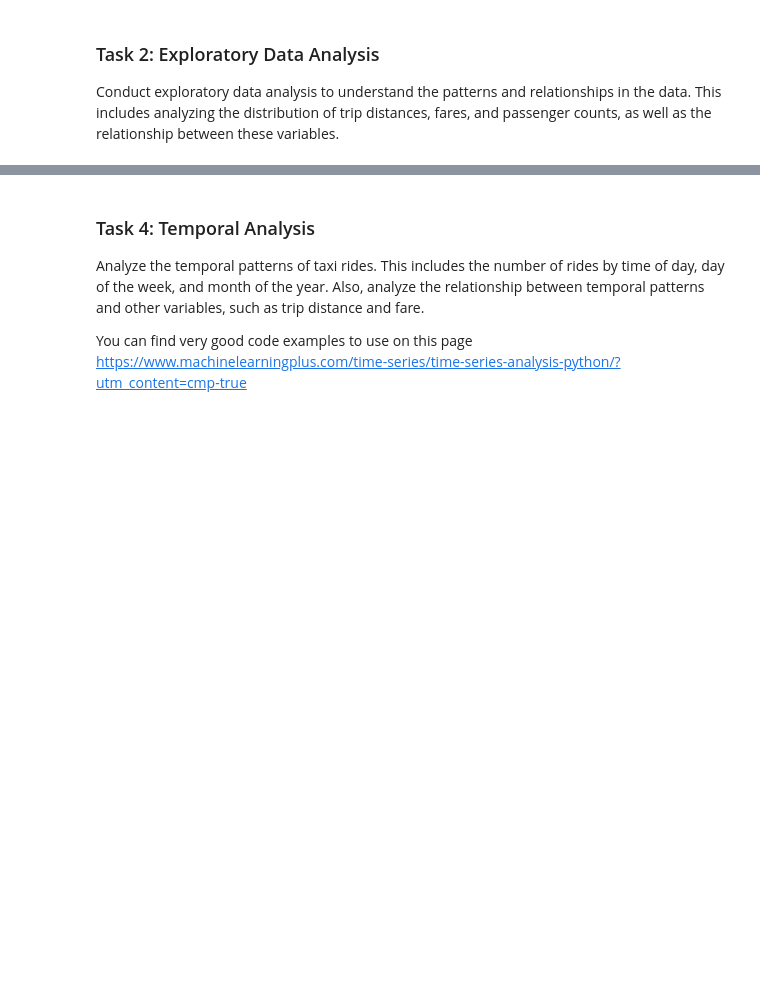
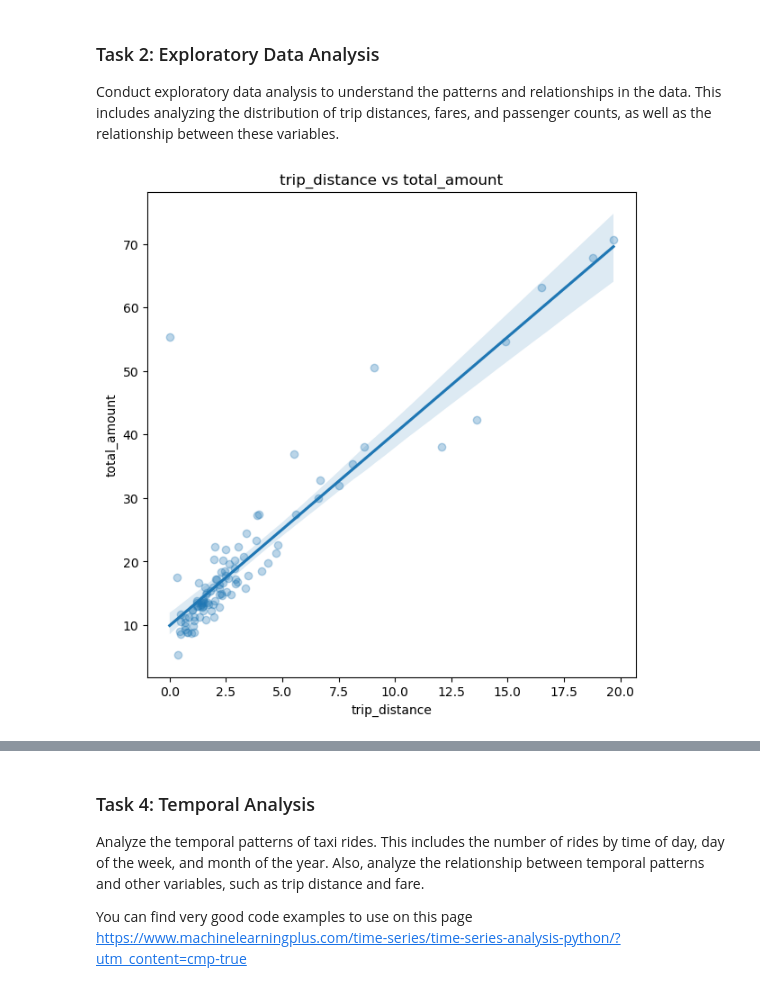
Before and after one commit to fred248h/62444-DVA, a Jupyter notebook: 4_temporal_spatial_data_analysis.ipynb, the cells around one changed output, grey strips where cells are left out. Saved outputs shown, nothing was run; the diff lists cells and outputs as text; code cells hidden in the pictures; blank space fills up the shorter version.

```diff
--- a/4_temporal_spatial_data_analysis.ipynb
+++ b/4_temporal_spatial_data_analysis.ipynb
@@ -92,0 +104,18 @@ Conduct exploratory data analysis to understand the patterns and relationships i
+# %%
+# Write your code
+# (Doyin)
+#distribution of trip distances:
+#distance per måned,
+
+from src.utils import create_scatterplot
+
+create_scatterplot(
+    df_yellow.sample(100),
+    x_col = 'trip_distance',
+    y_col = 'total_amount',
+    title = 'trip_distance vs total_amount',
+    xlabel = 'trip_distance',
+    ylabel = 'total_amount',
+)
+# %% [output]
+[figure, added]
```
Also changed, not shown: parts of 25 cells of this notebook.
